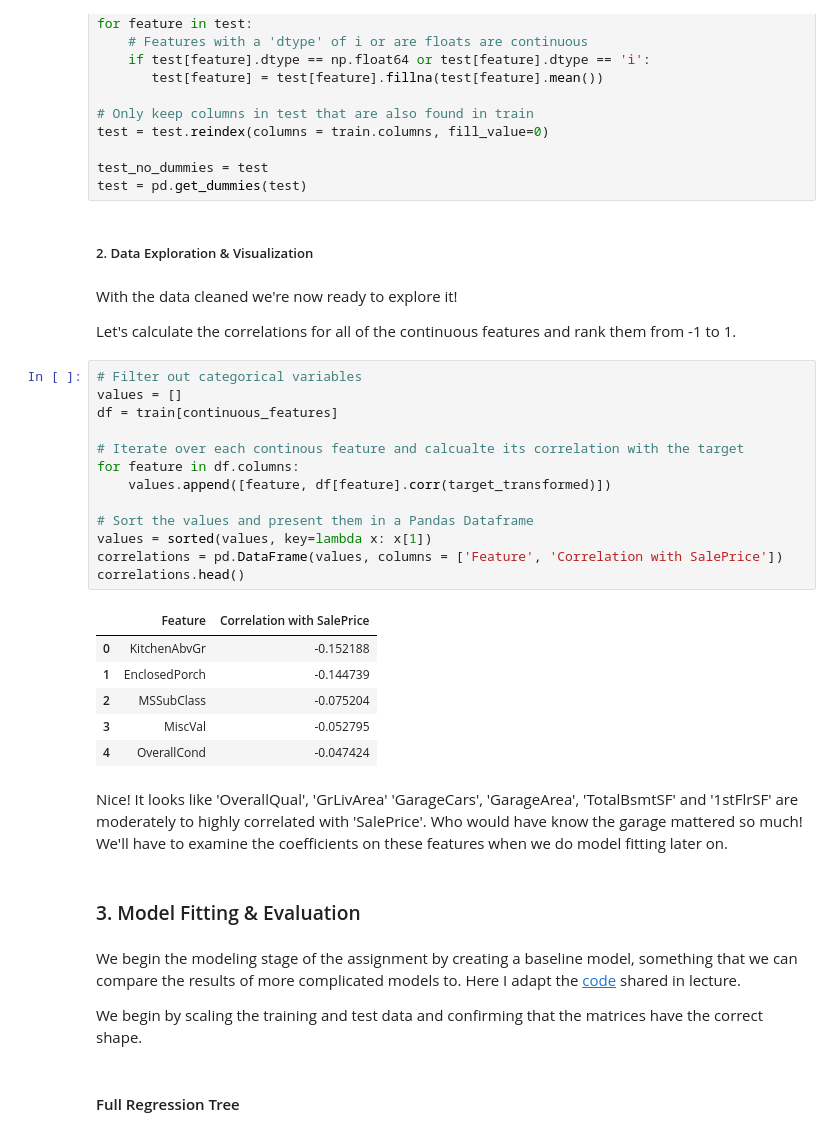
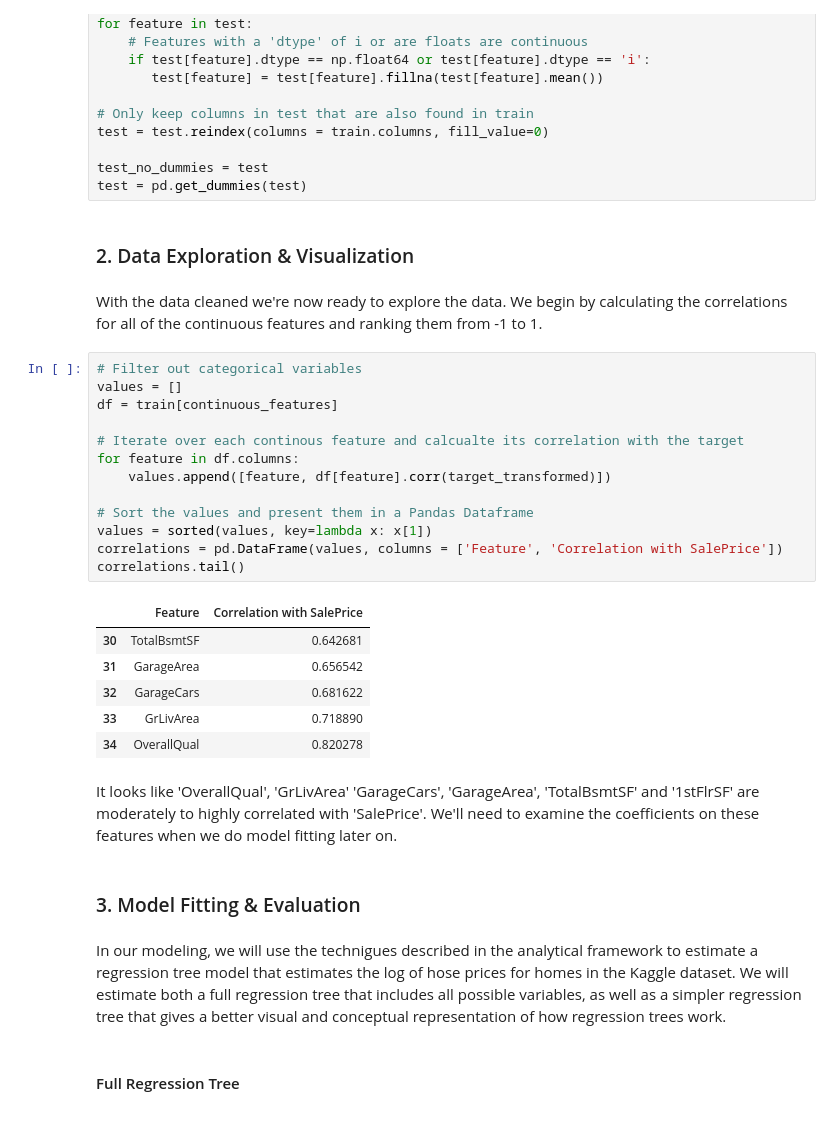
Before and after one commit to jeimee/588-econometrics, a Jupyter notebook: Regression-Trees-Project-V4.ipynb, the cells around one changed output. Saved outputs shown, nothing was run; the diff lists cells and outputs as text.

```diff
--- a/Regression-Trees-Project-V4.ipynb
+++ b/Regression-Trees-Project-V4.ipynb
@@ -378,38 +378,34 @@ test = test.reindex(columns = train.columns, fill_value=0)
 test_no_dummies = test
 test = pd.get_dummies(test)
 # %% [markdown]
-##### 2. Data Exploration & Visualization
+### 2. Data Exploration & Visualization
 # %% [markdown]
-With the data cleaned we're now ready to explore it!
-
-Let's calculate the correlations for all of the continuous features and rank them from -1 to 1.
+With the data cleaned we're now ready to explore the data. We begin by calculating the correlations for all of the continuous features and ranking them from -1 to 1.
 # %%
 # Filter out categorical variables
 values = []
 df = train[continuous_features]
 
 # Iterate over each continous feature and calcualte its correlation with the target
 for feature in df.columns:
     values.append([feature, df[feature].corr(target_transformed)])
 
 # Sort the values and present them in a Pandas Dataframe
 values = sorted(values, key=lambda x: x[1])
 correlations = pd.DataFrame(values, columns = ['Feature', 'Correlation with SalePrice'])
-correlations.head()
+correlations.tail()
 # %% [output]
 |  | Feature | Correlation with SalePrice |
-| 0 | KitchenAbvGr | -0.152188 |
-| 1 | EnclosedPorch | -0.144739 |
-| 2 | MSSubClass | -0.075204 |
-| 3 | MiscVal | -0.052795 |
-| 4 | OverallCond | -0.047424 |
+| 30 | TotalBsmtSF | 0.642681 |
+| 31 | GarageArea | 0.656542 |
+| 32 | GarageCars | 0.681622 |
+| 33 | GrLivArea | 0.718890 |
+| 34 | OverallQual | 0.820278 |
 # %% [markdown]
-Nice! It looks like 'OverallQual', 'GrLivArea' 'GarageCars', 'GarageArea', 'TotalBsmtSF' and '1stFlrSF' are moderately to highly correlated with 'SalePrice'. Who would have know the garage mattered so much! We'll have to examine the coefficients on these features when we do model fitting later on.
+It looks like 'OverallQual', 'GrLivArea' 'GarageCars', 'GarageArea', 'TotalBsmtSF' and '1stFlrSF' are moderately to highly correlated with 'SalePrice'. We'll need to examine the coefficients on these features when we do model fitting later on.
 # %% [markdown]
 ### 3. Model Fitting & Evaluation
-# %% [markdown]
-We begin the modeling stage of the assignment by creating a baseline model, something that we can compare the results of more complicated models to. Here I adapt the [code](https://github.com/tfolkman/byu_econ_applied_machine_learning/blob/master/lectures/Lecture_4_Linear_Regression_and_Evaluation.ipynb) shared in lecture.
-
-We begin by scaling the training and test data and confirming that the matrices have the correct shape.
+# %% [markdown]
+In our modeling, we will use the technigues described in the analytical framework to estimate a regression tree model that estimates the log of hose prices for homes in the Kaggle dataset. We will estimate both a full regression tree that includes all possible variables, as well as a simpler regression tree that gives a better visual and conceptual representation of how regression trees work.
 # %% [markdown]
 #### Full Regression Tree
```
Also changed, not shown: parts of 28 cells of this notebook.
